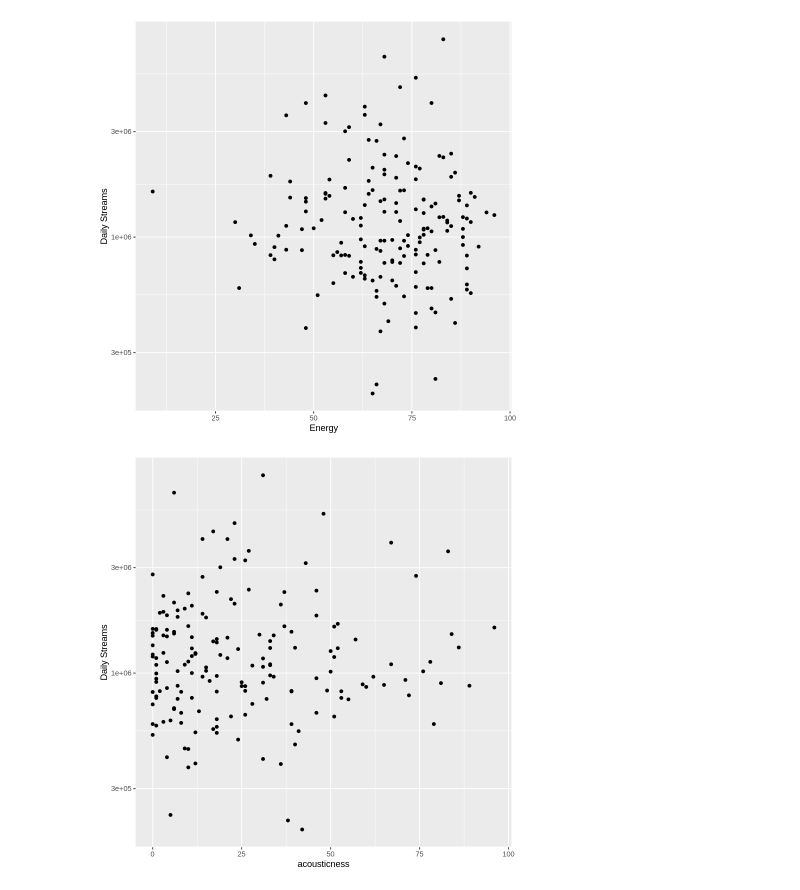
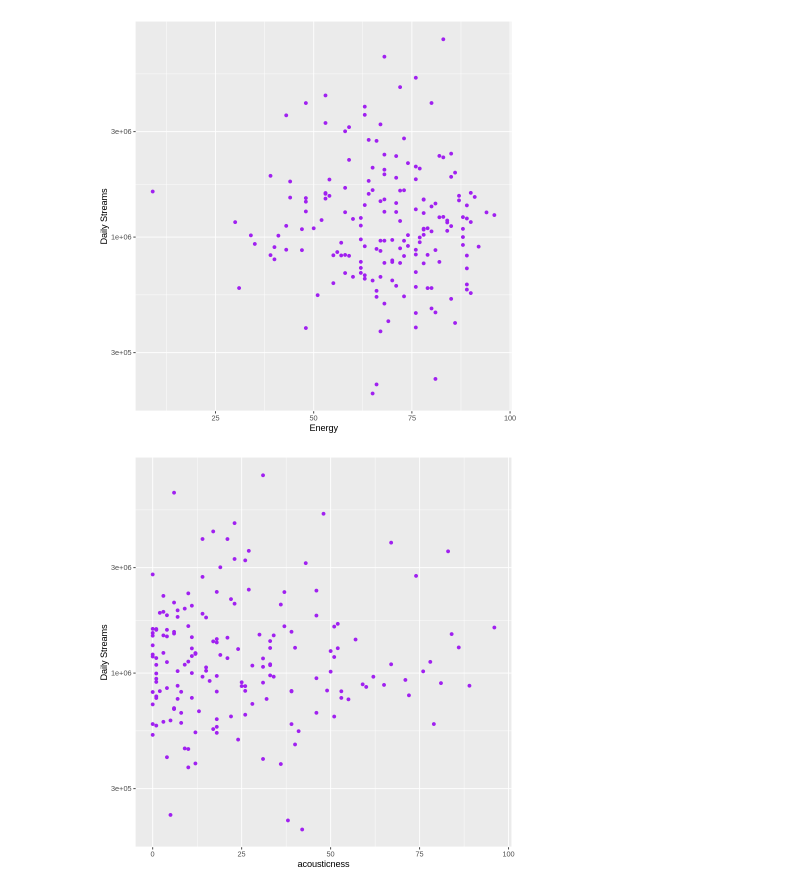
Before and after one commit to qinhan099/DSCI100_Group15_RedWine, a Jupyter notebook: Data_Cleaning.ipynb, the cells around one changed output. Saved outputs shown, nothing was run; the diff lists cells and outputs as text; code cells hidden in the pictures.

```diff
--- a/Data_Cleaning.ipynb
+++ b/Data_Cleaning.ipynb
@@ -108,11 +116,11 @@ A tibble: 175 × 27
 # %%
-energy_plot <- ggplot(new_df, aes(x=`energy_%`, y=daily_streams)) + geom_point() + labs(x='Energy', y='Daily Streams')+scale_y_log10()
+energy_plot <- ggplot(new_df, aes(x=`energy_%`, y=daily_streams)) + geom_point(colour='purple') + labs(x='Energy', y='Daily Streams')+scale_y_log10()
 energy_plot
 # %% [output]
-[figure, old version]
+[figure, new version]
 # %%
-acousticness_plot <- ggplot(new_df, aes(x=`acousticness_%`, y=daily_streams)) + geom_point() + labs(x='acousticness', y='Daily Streams')+
+acousticness_plot <- ggplot(new_df, aes(x=`acousticness_%`, y=daily_streams)) + geom_point(color='purple') + labs(x='acousticness', y='Daily Streams')+
                         scale_y_log10()
 acousticness_plot
 # %% [output]
-[figure, old version]
+[figure, new version]
```
Also changed, not shown: parts of 11 cells of this notebook, 1 other file.
